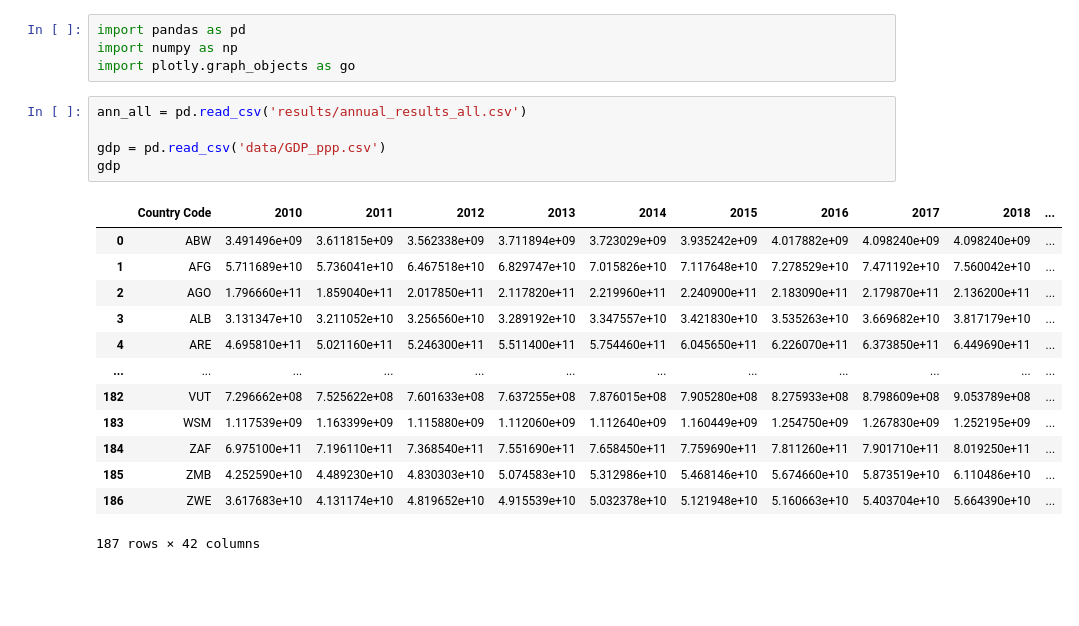
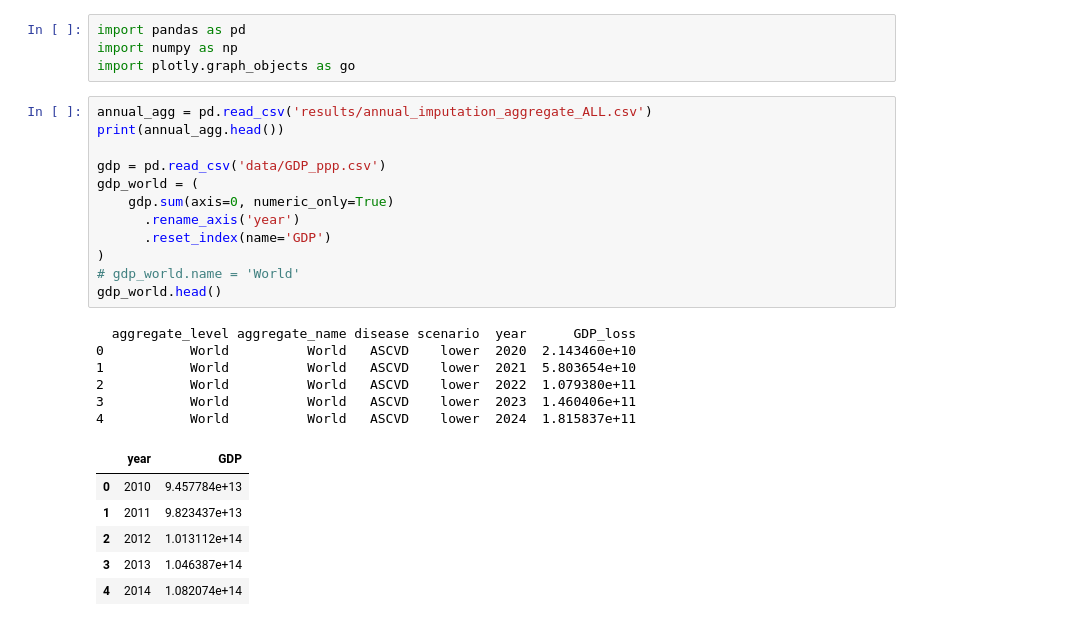
Before and after one commit to CenterforDigitalHealth/ASCVD-Economic-Burden, a Jupyter notebook: generate_figures-trend.ipynb, the cells around one changed output. Saved outputs shown, nothing was run; the diff lists cells and outputs as text; blank space fills up the shorter version.

```diff
--- a/generate_figures-trend.ipynb
+++ b/generate_figures-trend.ipynb
@@ -3,21 +6,27 @@ import pandas as pd
 import numpy as np
 import plotly.graph_objects as go
 # %%
-ann_all = pd.read_csv('results/annual_results_all.csv')
+annual_agg = pd.read_csv('results/annual_imputation_aggregate_ALL.csv')
+print(annual_agg.head())
 
 gdp = pd.read_csv('data/GDP_ppp.csv')
-gdp
+gdp_world = (
+    gdp.sum(axis=0, numeric_only=True)
+      .rename_axis('year')
+      .reset_index(name='GDP')
+)
+# gdp_world.name = 'World'
+gdp_world.head()
 # %% [output]
+  aggregate_level aggregate_name disease scenario  year      GDP_loss
+0           World          World   ASCVD    lower  2020  2.143460e+10
+1           World          World   ASCVD    lower  2021  5.803654e+10
+2           World          World   ASCVD    lower  2022  1.079380e+11
+3           World          World   ASCVD    lower  2023  1.460406e+11
+4           World          World   ASCVD    lower  2024  1.815837e+11
-|  | Country Code | 2010 | 2011 | 2012 | 2013 | 2014 | 2015 | 2016 | 2017 | 2018 | ... |
-| 0 | ABW | 3.491496e+09 | 3.611815e+09 | 3.562338e+09 | 3.711894e+09 | 3.723029e+09 | 3.935242e+09 | 4.017882e+09 | 4.098240e+09 | 4.098240e+09 | ... |
-| 1 | AFG | 5.711689e+10 | 5.736041e+10 | 6.467518e+10 | 6.829747e+10 | 7.015826e+10 | 7.117648e+10 | 7.278529e+10 | 7.471192e+10 | 7.560042e+10 | ... |
-| 2 | AGO | 1.796660e+11 | 1.859040e+11 | 2.017850e+11 | 2.117820e+11 | 2.219960e+11 | 2.240900e+11 | 2.183090e+11 | 2.179870e+11 | 2.136200e+11 | ... |
-| 3 | ALB | 3.131347e+10 | 3.211052e+10 | 3.256560e+10 | 3.289192e+10 | 3.347557e+10 | 3.421830e+10 | 3.535263e+10 | 3.669682e+10 | 3.817179e+10 | ... |
-| 4 | ARE | 4.695810e+11 | 5.021160e+11 | 5.246300e+11 | 5.511400e+11 | 5.754460e+11 | 6.045650e+11 | 6.226070e+11 | 6.373850e+11 | 6.449690e+11 | ... |
-| ... | ... | ... | ... | ... | ... | ... | ... | ... | ... | ... | ... |
-| 182 | VUT | 7.296662e+08 | 7.525622e+08 | 7.601633e+08 | 7.637255e+08 | 7.876015e+08 | 7.905280e+08 | 8.275933e+08 | 8.798609e+08 | 9.053789e+08 | ... |
-| 183 | WSM | 1.117539e+09 | 1.163399e+09 | 1.115880e+09 | 1.112060e+09 | 1.112640e+09 | 1.160449e+09 | 1.254750e+09 | 1.267830e+09 | 1.252195e+09 | ... |
-| 184 | ZAF | 6.975100e+11 | 7.196110e+11 | 7.368540e+11 | 7.551690e+11 | 7.658450e+11 | 7.759690e+11 | 7.811260e+11 | 7.901710e+11 | 8.019250e+11 | ... |
-| 185 | ZMB | 4.252590e+10 | 4.489230e+10 | 4.830303e+10 | 5.074583e+10 | 5.312986e+10 | 5.468146e+10 | 5.674660e+10 | 5.873519e+10 | 6.110486e+10 | ... |
-| 186 | ZWE | 3.617683e+10 | 4.131174e+10 | 4.819652e+10 | 4.915539e+10 | 5.032378e+10 | 5.121948e+10 | 5.160663e+10 | 5.403704e+10 | 5.664390e+10 | ... |
+|  | year | GDP |
+| 0 | 2010 | 9.457784e+13 |
+| 1 | 2011 | 9.823437e+13 |
+| 2 | 2012 | 1.013112e+14 |
+| 3 | 2013 | 1.046387e+14 |
+| 4 | 2014 | 1.082074e+14 |
-187 rows × 42 columns
```
Also changed, not shown: parts of 11 cells of this notebook, 16 other files.
